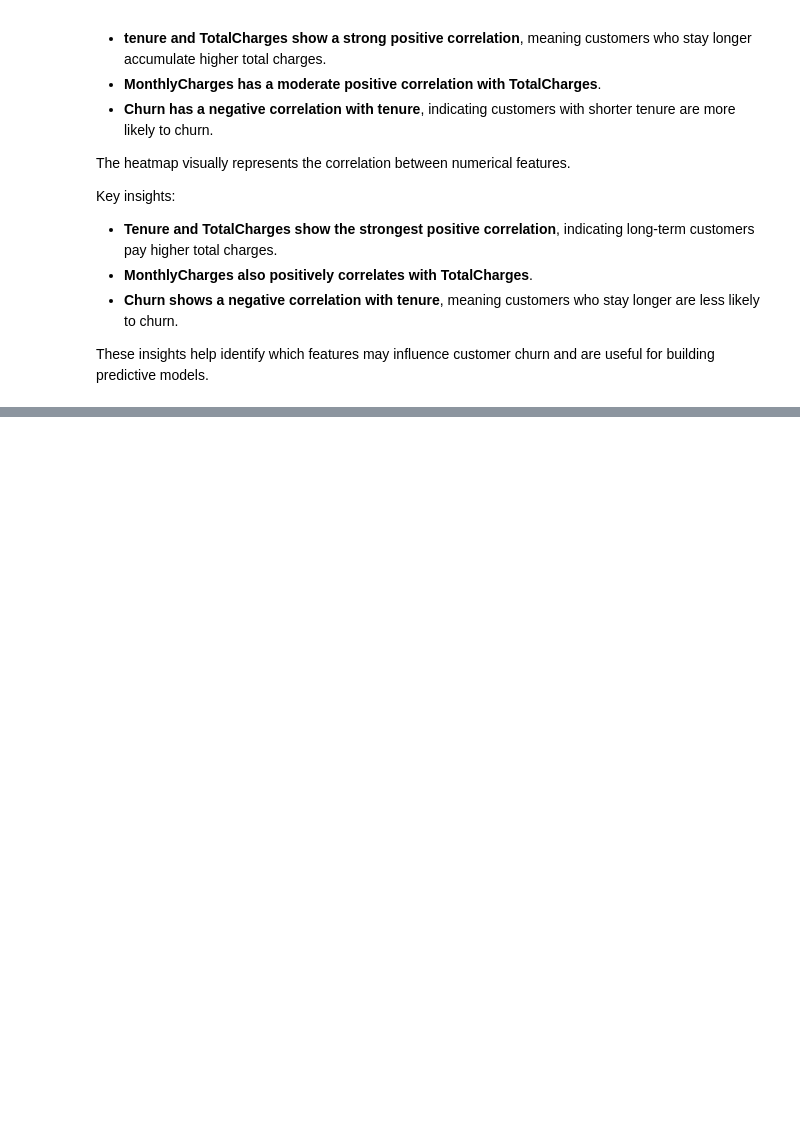
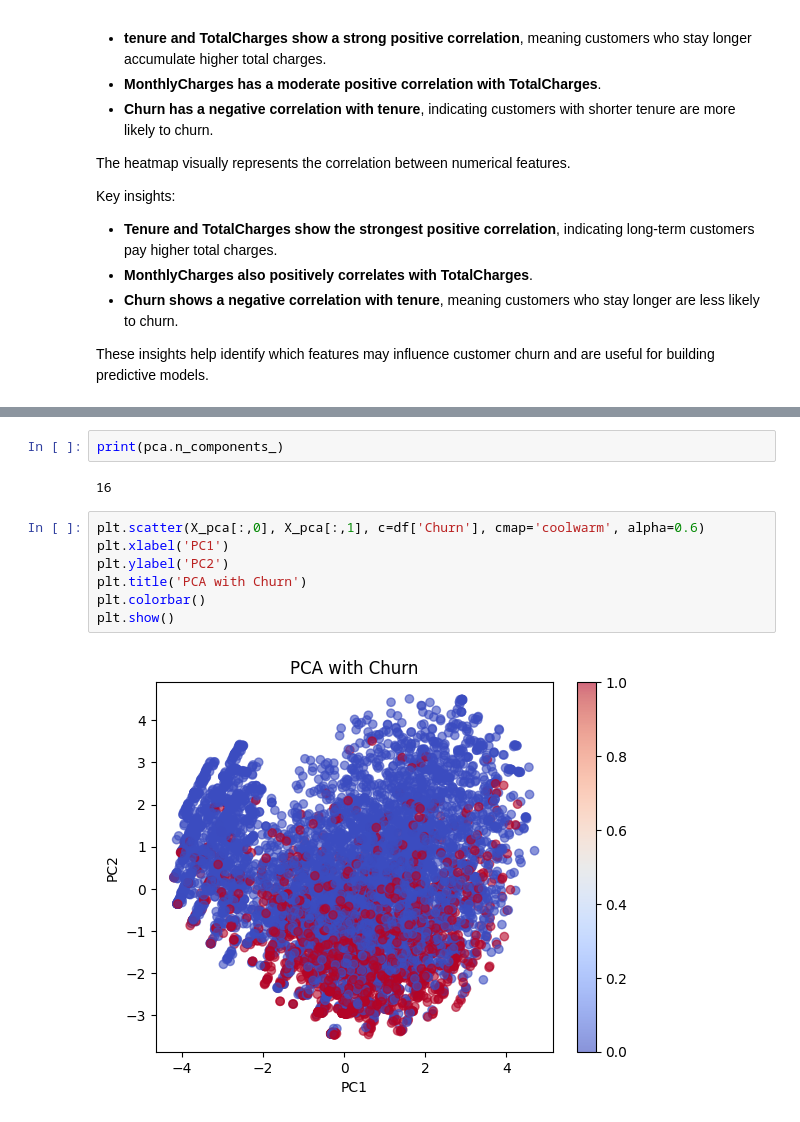
Before and after one commit to tejasrivelumani/24ADI004_DSV_TEAM_11, a Jupyter notebook: teleco_churn.ipynb, the cells around one changed output, grey strips where cells are left out. Saved outputs shown, nothing was run; the diff lists cells and outputs as text; blank space fills up the shorter version.

```diff
--- a/teleco_churn.ipynb
+++ b/teleco_churn.ipynb
@@ -954,0 +1218,13 @@ These insights help identify which features may influence customer churn and are
+# %%
+print(pca.n_components_)
+# %% [output]
+16
+# %%
+plt.scatter(X_pca[:,0], X_pca[:,1], c=df['Churn'], cmap='coolwarm', alpha=0.6)
+plt.xlabel('PC1')
+plt.ylabel('PC2')
+plt.title('PCA with Churn')
+plt.colorbar()
+plt.show()
+# %% [output]
+[figure, added]
```
Also changed, not shown: parts of 34 cells of this notebook.
